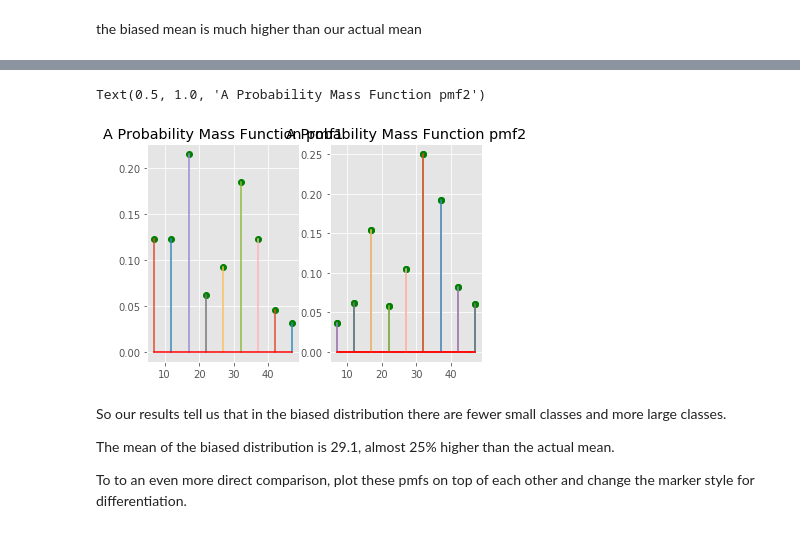
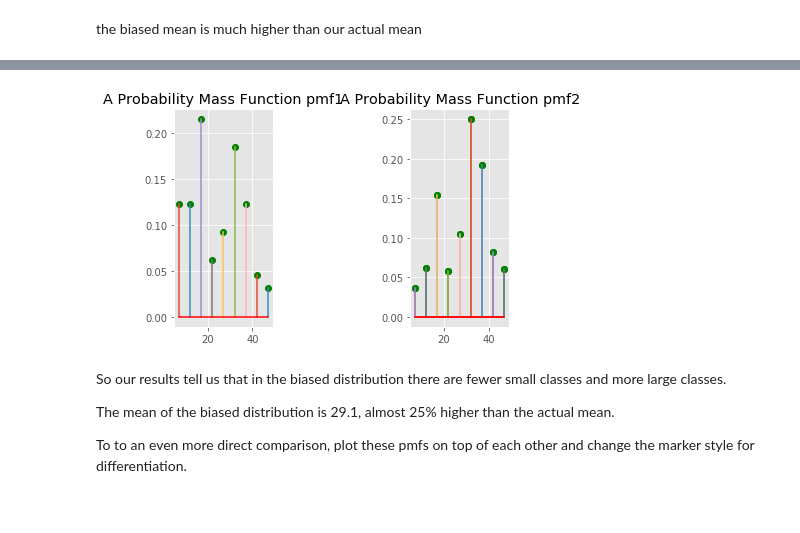
Before and after one commit to MarcSchneider71/dsc-1-09-07-the-probability-mass-function-lab-nyc-ds-career-012819, a Jupyter notebook: index.ipynb, the cells around one changed output, grey strips where cells are left out. Saved outputs shown, nothing was run; the diff lists cells and outputs as text; code cells hidden in the pictures.

```diff
--- a/index.ipynb
+++ b/index.ipynb
@@ -214,28 +214,27 @@ import matplotlib as mat
 # %%
 import matplotlib.pyplot as plt
 %matplotlib inline
 
 
 fig=plt.figure()
 # fig.style.use('ggplot')
-ax1 = fig.add_subplot((121))
-ax2 = fig.add_subplot((122))
+ax1 = fig.add_subplot((131))
+ax2 = fig.add_subplot((133))
 # ax1.style.use('ggplot')
 
 ax1.stem(size_and_count.keys(),pmf, '-', 'go', 'r-')
 ax2.stem(size_and_count.keys(),pmf2, '-', 'go', 'r-')
 
 ax1.set_title("A Probability Mass Function pmf1")
 
 # ax2 = fig.add_subplot((122))
 # ax2.style.use('ggplot')
 
 ax2.stem(size_and_count.keys(),pmf2, '-', 'go', 'r-')
 ax2.set_title("A Probability Mass Function pmf2")
-# plt.show();
+plt.show();
 # %% [output]
-Text(0.5, 1.0, 'A Probability Mass Function pmf2')
-[figure, old version]
+[figure, new version]
 # %% [markdown]
 So our results tell us that in the biased distribution there are fewer small classes and more large classes.
 
```
